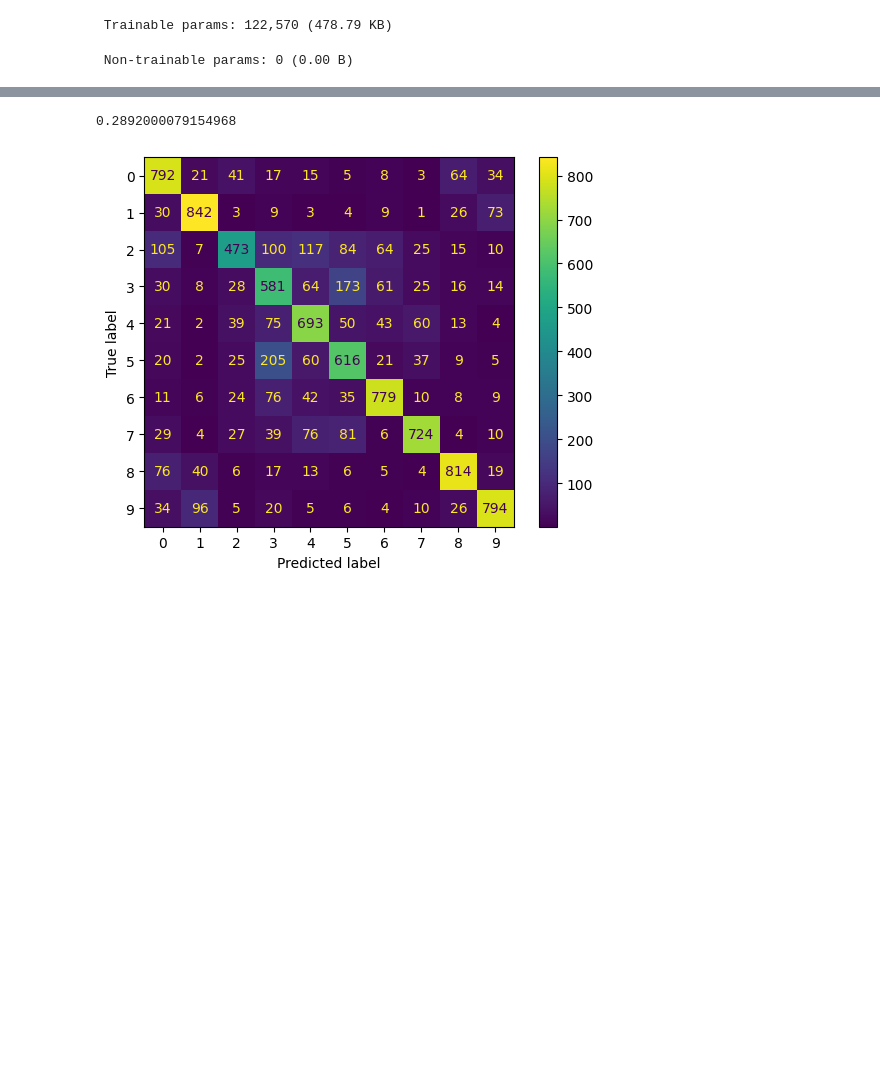
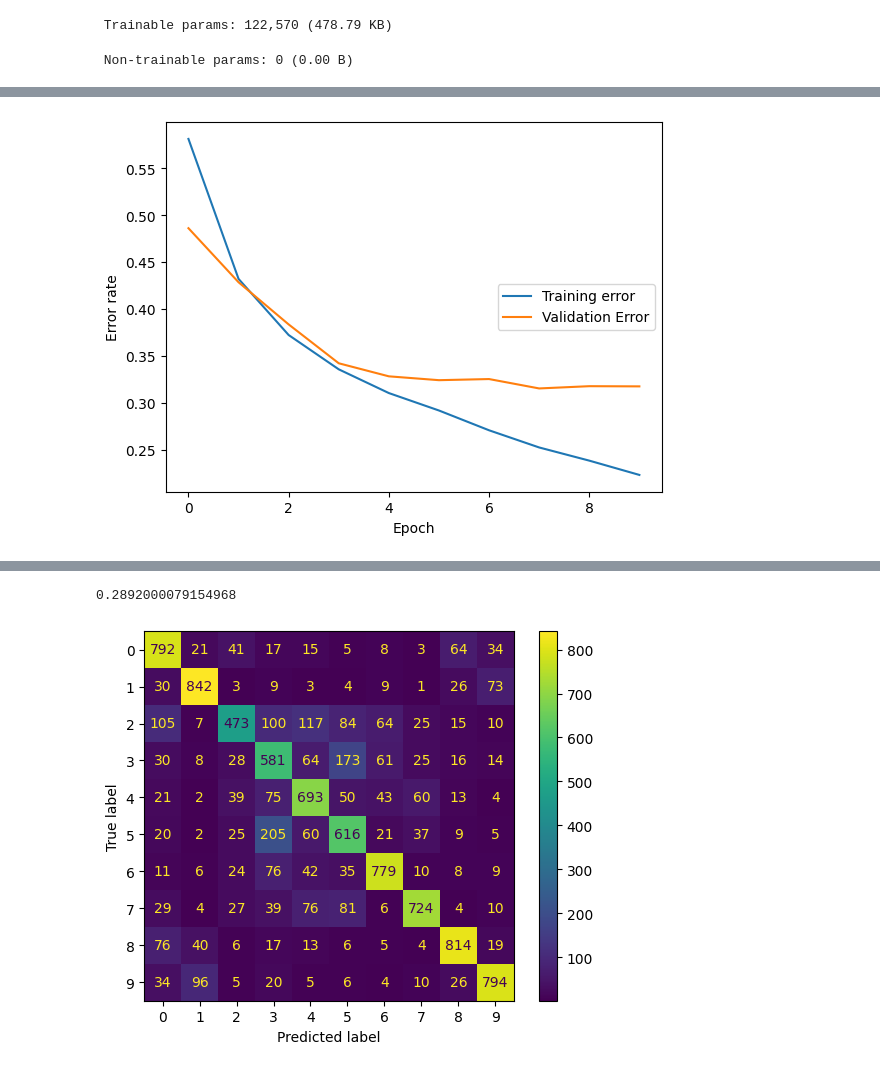
Before and after one commit to mingyushi359/CS178-CIFAR-10-Classification, a Jupyter notebook: 178_project.ipynb, the cells around one changed output, grey strips where cells are left out. Cells and saved outputs as stored; diff of their text form; code cells hidden in the pictures; blank space fills up the shorter version.

Commit message:
add error rate plot for CNN

```diff
--- a/178_project.ipynb
+++ b/178_project.ipynb
@@ -611,0 +610,11 @@ test_loss, test_acc = model.evaluate(cnn_test,  y_test, verbose=2)
+# %%
+err = [1 - i for i in history.history['accuracy']]
+val_err = [1 - i for i in history.history['val_accuracy']]
+plt.plot(err, label='Training error')
+plt.plot(val_err, label = 'Validation Error')
+plt.xlabel('Epoch')
+plt.ylabel('Error rate')
+plt.legend(loc='right')
+plt.show()
+# %% [output]
+[figure, added]
```
Also changed, not shown: parts of 3 cells of this notebook.
